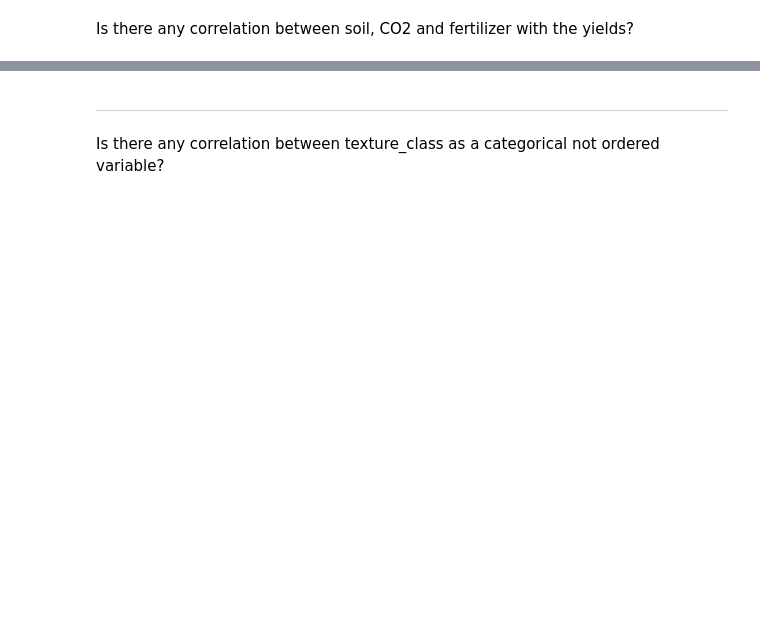
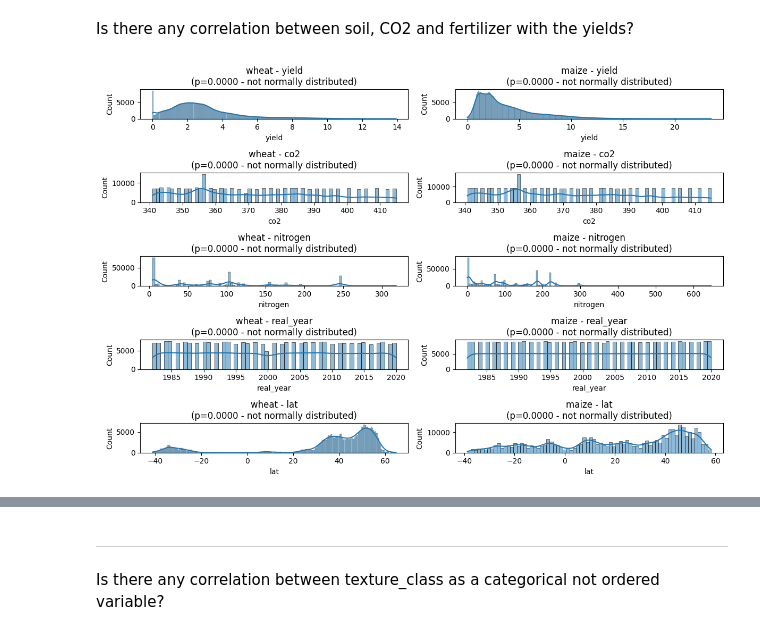
Before and after one commit to felix1801/future-crop-challenge, a Jupyter notebook: notebooks/correlation_exploration.ipynb, the cells around one changed output, grey strips where cells are left out. Cells and saved outputs as stored; diff of their text form; code cells hidden in the pictures; blank space fills up the shorter version.

```diff
--- a/notebooks/correlation_exploration.ipynb
+++ b/notebooks/correlation_exploration.ipynb
@@ -10,6 +12,8 @@ data_path = os.path.join("..", "data", "01_raw")
 Is there any correlation between soil, CO2 and fertilizer with the yields?
 # %%
 train_solutions_wheat_df = pd.read_parquet(os.path.join(data_path, 'train_solutions_wheat.parquet'))
+train_solutions_maize_df = pd.read_parquet(os.path.join(data_path, 'train_solutions_maize.parquet'))
 # %%
 soil_co2_wheat_train_df = pd.read_parquet(os.path.join(data_path, 'soil_co2_wheat_train.parquet'))
+soil_co2_maize_train_df = pd.read_parquet(os.path.join(data_path, 'soil_co2_maize_train.parquet'))
 # %%
@@ -18,0 +22,22 @@ corr_matrix = joined_df[['yield', 'lon', 'lat', 'texture_class', 'real_year', 'c
+# %%
+df_list = [wheat_joined_df, maize_joined_df] # add more DataFrames as needed
+df_names = ['wheat', 'maize']
+
+variables_list = ['yield', 'co2', 'nitrogen', 'real_year', 'lat', 'lon']
+# %%
+fig, axes = plt.subplots(nrows=len(variables_list), ncols=len(df_list), figsize=(12, 8))
+
+for i, var in enumerate(variables_list):
+    for j, df in enumerate(df_list):
+        # We should use the Anderson test because N > 5000
+        stat, p = shapiro(df[var])
+        normality_status = "normally distributed" if p > 0.05 else "not normally distributed"
+        title = f"{df_names[j]} - {var}\n(p={p:.4f} - {normality_status})"
+
+        sns.histplot(df[var], kde=True, ax=axes[i, j])
+        axes[i, j].set_title(title)
+
+plt.tight_layout()
+plt.show()
+# %% [output]
+[figure, added]
```
Also changed, not shown: parts of 13 cells of this notebook.
